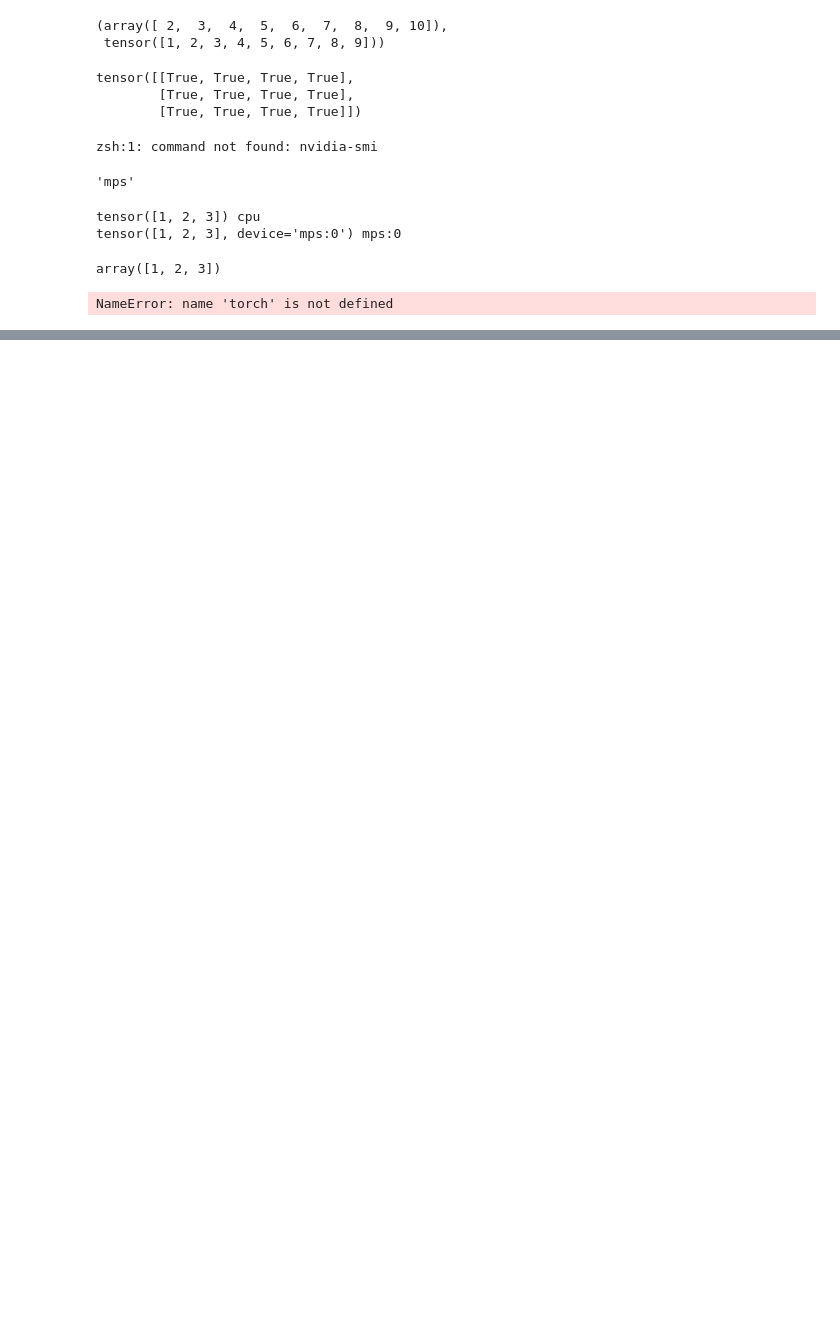
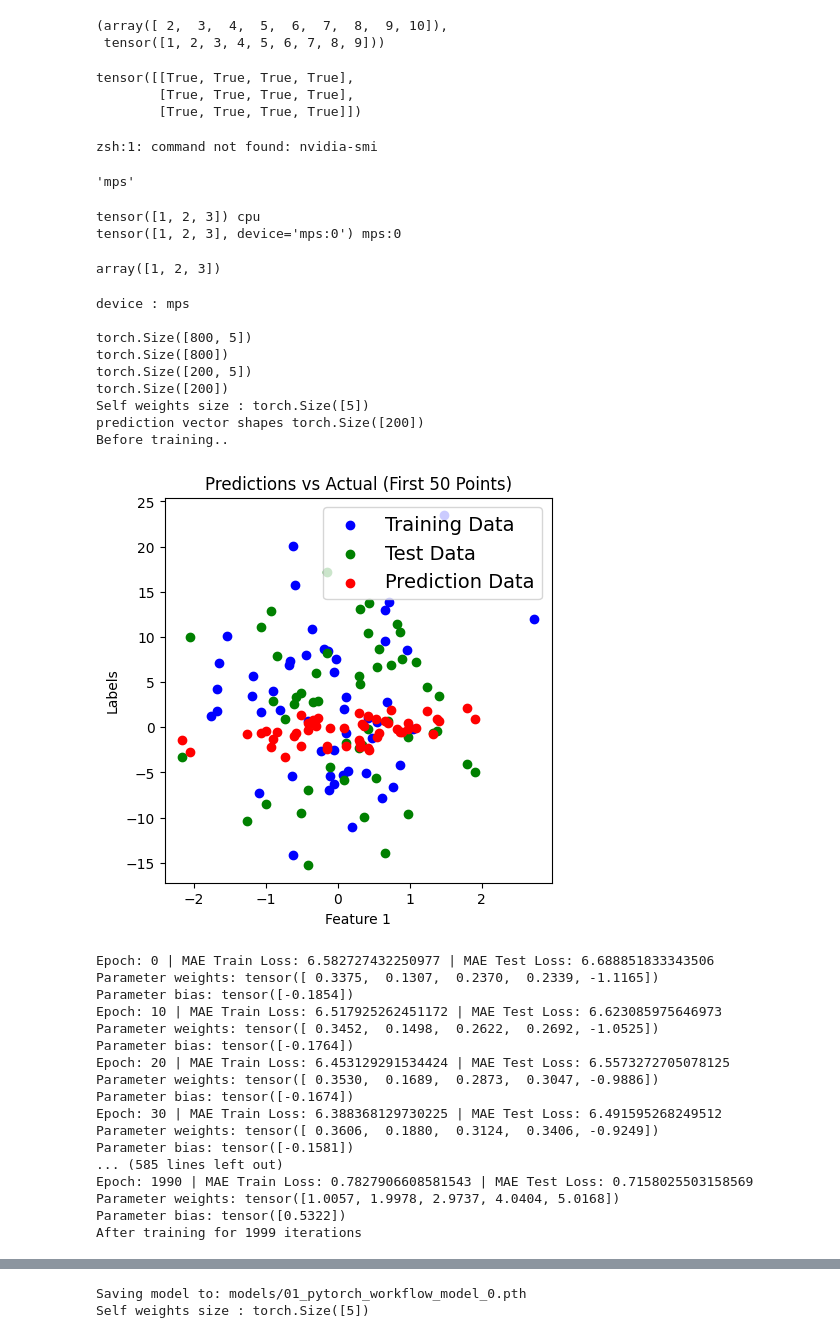
Before and after one commit to rravindran123/ML, a Jupyter notebook: practice.ipynb, the cells around one changed output, grey strips where cells are left out. Saved outputs shown, nothing was run; the diff lists cells and outputs as text; code cells hidden in the pictures; blank space fills up the shorter version.

```diff
--- a/practice.ipynb
+++ b/practice.ipynb
@@ -578,6 +578,15 @@ def plotlosscurve(train_loss_values, test_loss_values, epoch_count):
     plt.xlabel("Epochs")
     plt.legend();
 
+
+if torch.cuda.is_available():
+    device = "cuda" # Use NVIDIA GPU (if available)
+elif torch.backends.mps.is_available():
+    device = "mps" # Use Apple Silicon GPU (if available)
+else:
+    device = "cpu" # Default to CPU if no GPU is available
+
+print(f"device : {device}")
 
 # main routine
 dataset= generate()
@@ -662,31 +671,70 @@ for epoch in range(epochs):
         test_pred = model_0(x_test)
         test_loss = loss_fn(test_pred, y_test.type(torch.float))
 
         if epoch % 10 == 0:
             epoch_count.append(epoch)
             train_loss_values.append(loss.detach().numpy())
             test_loss_values.append(test_loss.detach().numpy())
             print(f"Epoch: {epoch} | MAE Train Loss: {loss} | MAE Test Loss: {test_loss} ")
             # Print model parameters
             for name, param in model_0.named_parameters():
                 if param.requires_grad:
                     print(f"Parameter {name}: {param.data}")
 
 
 print(f"After training for {epoch} iterations")
 plot_predictions(x_train, y_train, x_test, y_test, test_pred)
 plotlosscurve(train_loss_values, test_loss_values, epoch_count)
 
 from pathlib import Path
 
 MODEL_PATH = Path("models")
 MODEL_PATH.mkdir(parents=True, exist_ok=True)
 MODEL_NAME = "01_pytorch_workflow_model_0.pth"
 MODEL_SAVE_PATH = MODEL_PATH/MODEL_NAME
 
 # 3. Save the model state dict
 print(f"Saving model to: {MODEL_SAVE_PATH}")
 torch.save(obj=model_0.state_dict(), # only saving the state_dict() only saves the models learned parameters
            f=MODEL_SAVE_PATH)
+
+# Instantiate a new instance of our model (this will be instantiated with random weights)
+loaded_model_0 =  TestLinearRegressionModel()
+
+# Load the state_dict of our saved model (this will update the new instance of our model with trained weights)
+loaded_model_0.load_state_dict(torch.load(f=MODEL_SAVE_PATH))
+
+loaded_model_0.eval()
+
+with torch.inference_mode():
+    loaded_model_preds = loaded_model_0(x_test)
+
+test_pred == loaded_model_preds
 # %% [output]
-NameError: name 'torch' is not defined
+device : mps
+
+torch.Size([800, 5])
+torch.Size([800])
+torch.Size([200, 5])
+torch.Size([200])
+Self weights size : torch.Size([5])
+prediction vector shapes torch.Size([200])
+Before training..
+[figure, added]
+Epoch: 0 | MAE Train Loss: 6.582727432250977 | MAE Test Loss: 6.688851833343506
+Parameter weights: tensor([ 0.3375,  0.1307,  0.2370,  0.2339, -1.1165])
+Parameter bias: tensor([-0.1854])
+Epoch: 10 | MAE Train Loss: 6.517925262451172 | MAE Test Loss: 6.623085975646973
+Parameter weights: tensor([ 0.3452,  0.1498,  0.2622,  0.2692, -1.0525])
+Parameter bias: tensor([-0.1764])
+Epoch: 20 | MAE Train Loss: 6.453129291534424 | MAE Test Loss: 6.5573272705078125
+Parameter weights: tensor([ 0.3530,  0.1689,  0.2873,  0.3047, -0.9886])
+Parameter bias: tensor([-0.1674])
+Epoch: 30 | MAE Train Loss: 6.388368129730225 | MAE Test Loss: 6.491595268249512
+Parameter weights: tensor([ 0.3606,  0.1880,  0.3124,  0.3406, -0.9249])
+Parameter bias: tensor([-0.1581])
+... (585 lines left out)
+Epoch: 1990 | MAE Train Loss: 0.7827906608581543 | MAE Test Loss: 0.7158025503158569
+Parameter weights: tensor([1.0057, 1.9978, 2.9737, 4.0404, 5.0168])
+Parameter bias: tensor([0.5322])
+After training for 1999 iterations
@@ -692,0 +742,2 @@ NameError: name 'torch' is not defined
+Saving model to: models/01_pytorch_workflow_model_0.pth
+Self weights size : torch.Size([5])
```
Also changed, not shown: parts of 5 cells of this notebook, 4 other files.
